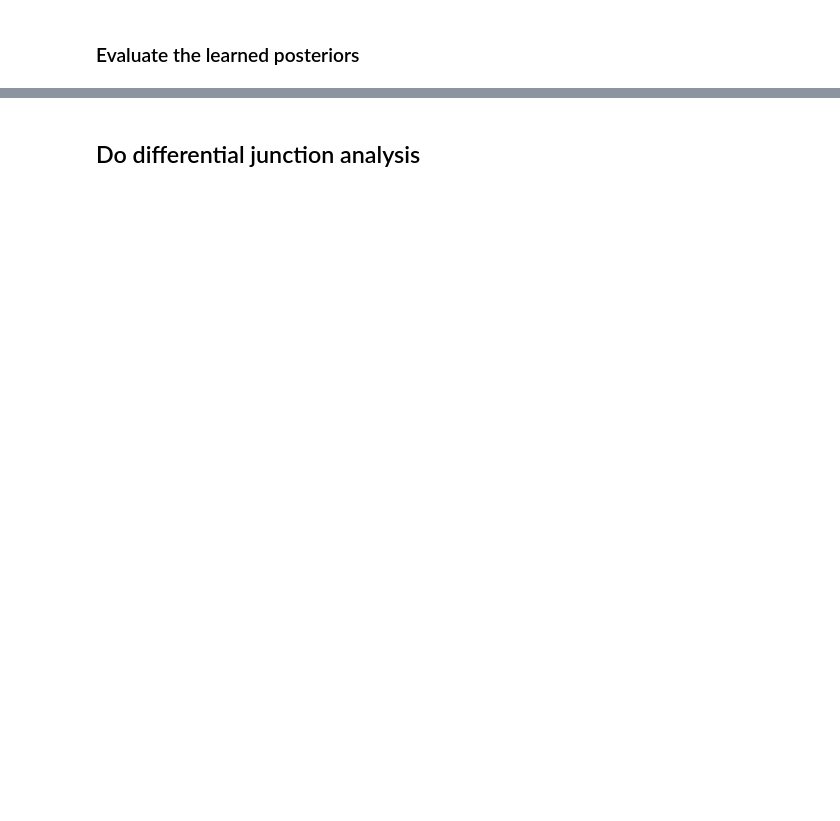
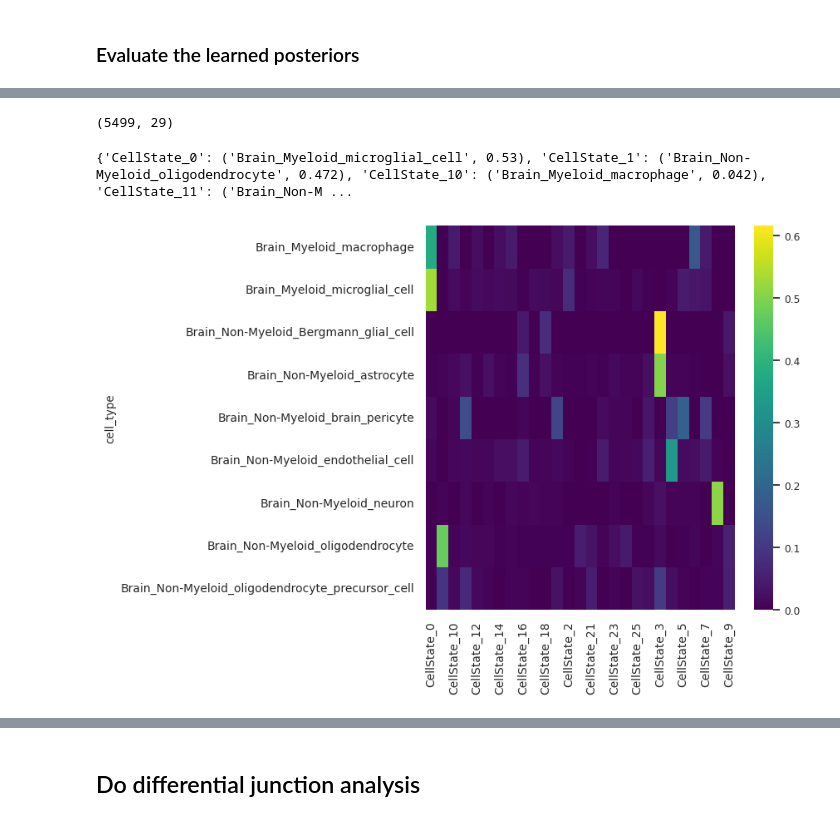
Before and after one commit to daklab/Leaflet-analysis, a Jupyter notebook: tabula_muris_brain/Leaflet/run_mixture_model_TM_SS2.ipynb, the cells around one changed output, grey strips where cells are left out. Saved outputs shown, nothing was run; the diff lists cells and outputs as text; code cells hidden in the pictures; blank space fills up the shorter version.

```diff
--- a/tabula_muris_brain/Leaflet/run_mixture_model_TM_SS2.ipynb
+++ b/tabula_muris_brain/Leaflet/run_mixture_model_TM_SS2.ipynb
@@ -333,28 +440,35 @@ PHI_f.shape #<- this is the matrix of probabilities of each cell belonging to ea
+# %%
+PHI_f.shape # 27 cell states kept
+# %% [output]
+(5499, 29)
 # %%
 # group by cell_type and sum across each cellstate
 PHI_f.groupby('cell_type').sum()
 sum_prop=PHI_f.groupby('cell_type').sum()/PHI_f.groupby('cell_type').count()
 # remove cell_id column
 sum_prop=sum_prop.drop(columns=['cell_id'])
 #masked_data = np.ma.masked_equal(sum_prop, 0)
 sns.set(font_scale=0.8)  # Adjust font size for labels
 # make figure bigger
-plt.figure(figsize=(10, 8))
+plt.figure(figsize=(6, 6))
 # make font size of xtickts and yticks bigger
-plt.yticks(fontsize=14)
-plt.xticks(fontsize=14)
-sns.heatmap(sum_prop, annot=True, fmt=".2f", cmap='viridis')
+plt.yticks(fontsize=10)
+plt.xticks(fontsize=10)
+sns.heatmap(sum_prop, annot=False, fmt=".2f", cmap='viridis')
 
 # now let's give the cell states new labels based on what cell types they are associated with
 # go through sum_prop and for each cell state find the cell type with the highest proportion
 # assign that cell type to the cell state
 cell_type_labels = {}
 for state in sum_prop.columns:
     max_prop = 0
     max_celltype = ''
     for celltype in sum_prop.index:
         if sum_prop.loc[celltype, state] > max_prop:
             max_prop = sum_prop.loc[celltype, state]
             max_celltype = celltype
     cell_type_labels[state] = max_celltype, round(max_prop, 3)
 print(cell_type_labels)
+# %% [output]
+{'CellState_0': ('Brain_Myeloid_microglial_cell', 0.53), 'CellState_1': ('Brain_Non-Myeloid_oligodendrocyte', 0.472), 'CellState_10': ('Brain_Myeloid_macrophage', 0.042), 'CellState_11': ('Brain_Non-M ...
+[figure, added]
```
Also changed, not shown: parts of 52 cells of this notebook, 8 other files.
